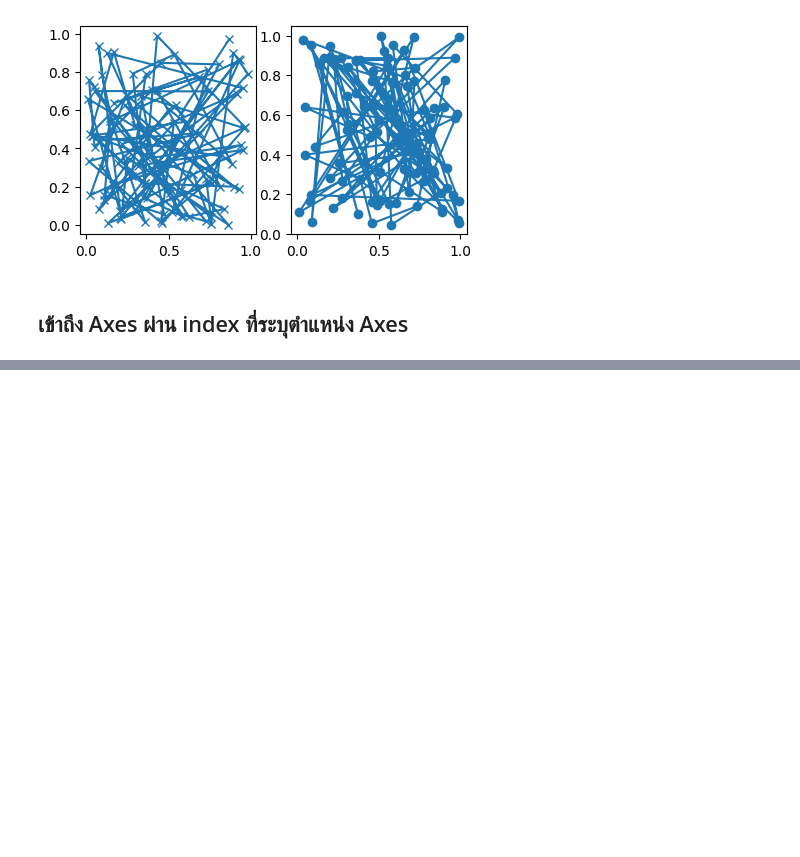
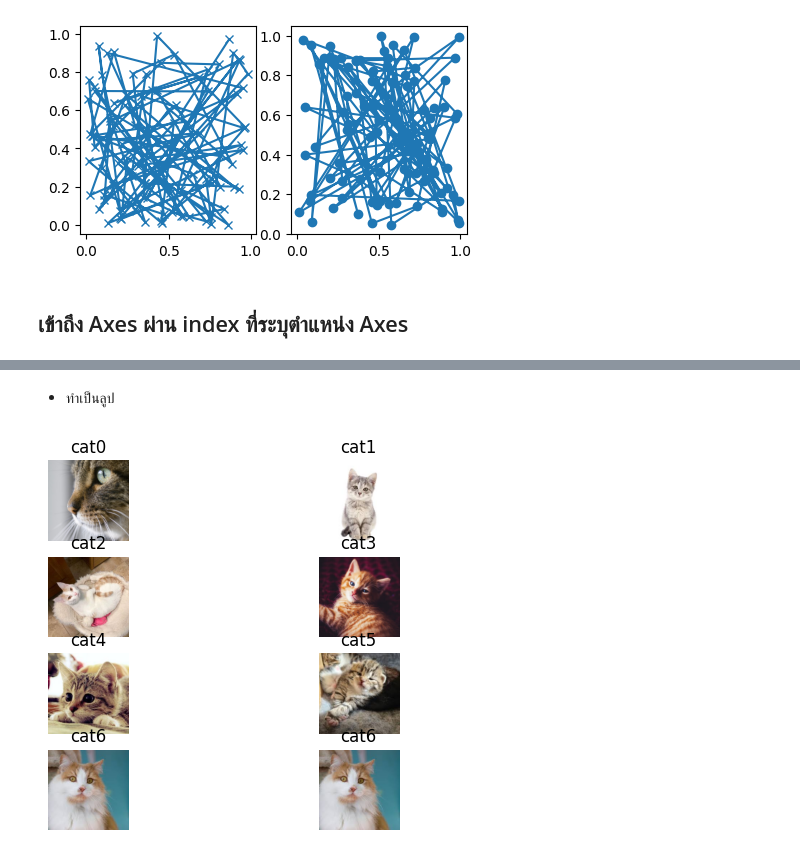
Before and after one commit to almondamonnut/matplotlib_study, a Jupyter notebook: beginner/quick_start.ipynb, the cells around one changed output, grey strips where cells are left out. Saved outputs shown, nothing was run; the diff lists cells and outputs as text; code cells hidden in the pictures; blank space fills up the shorter version.

```diff
--- a/beginner/quick_start.ipynb
+++ b/beginner/quick_start.ipynb
@@ -199,0 +229,35 @@ my_plotter(ax2, data3, data4, {'marker': 'o'})
+# %% [markdown]
+- ทำเป็นลูป
+# %%
+n = 7 # จำนวนรูป
+img = []
+
+# คำนวณจำนวนแถวที่ต้องใช้ทั้งหมด
+if(n%2==0):
+    m = int(n/2)
+    flag = "even"
+else:
+    m = int(n/2)+1
+    flag ="odd"
+fig, axs = plt.subplots(m, 2)
+
+# อ่านภาพ
+for i in range(n):
+    img.append(np.asarray(Image.open(f'{i+1}.jpg')))
+
+# loop พล็อตรูป
+for r in range(m):
+    axs[r,0].imshow(img[2*r])
+    axs[r,0].axis('off')
+    axs[r,0].set_title(f'cat{2*r}')
+
+    if (r<m-1 or flag=='even'):
+        axs[r,1].imshow(img[2*r+1])
+        axs[r,1].axis('off')
+        axs[r,1].set_title(f'cat{2*r+1}')
+    else:
+        axs[r,1].imshow(img[2*r])
+        axs[r,1].axis('off')
+        axs[r,1].set_title(f'cat{2*r}')
+# %% [output]
+[figure, added]
```
Also changed, not shown: parts of 2 cells of this notebook, 7 other files.
